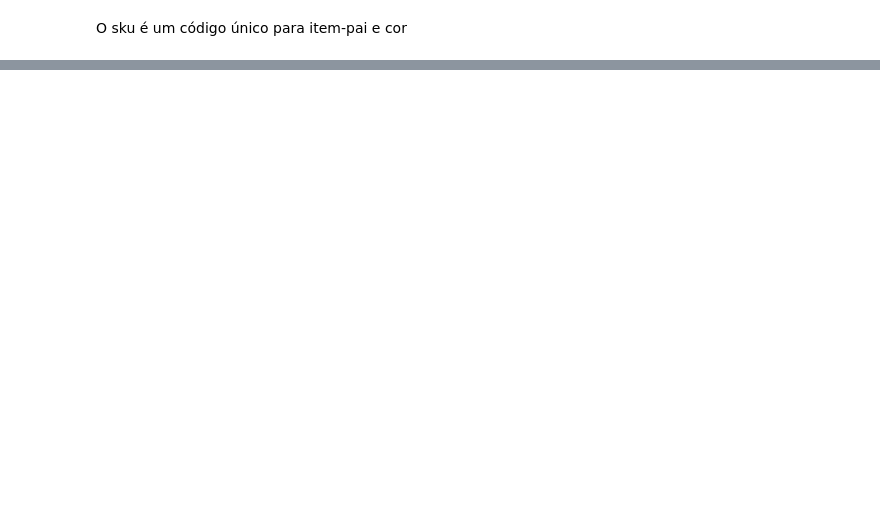
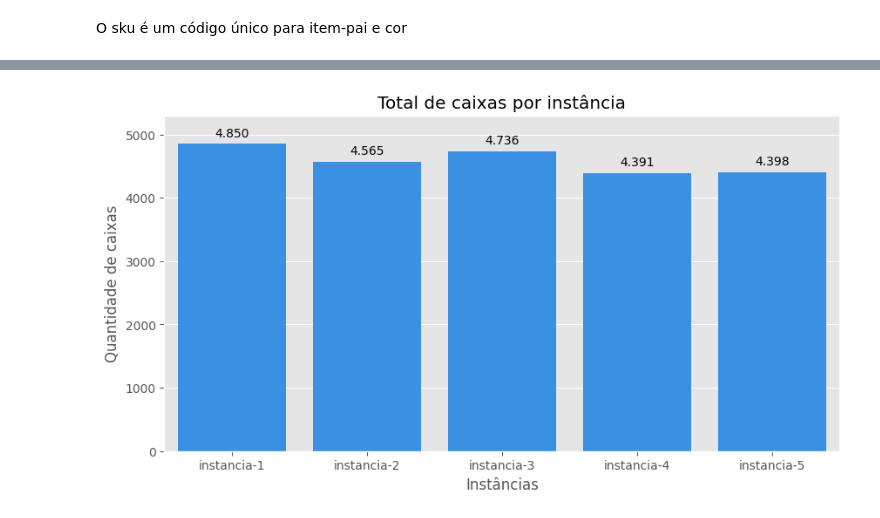
Before and after one commit to CandaPin/Resolucao_Problemas, a Jupyter notebook: 02-Notebook/Modelo_exato/08-cqavp_pre-processamento_novos-dados.ipynb, the cells around one changed output, grey strips where cells are left out. Drawn from its saved outputs; the diff is of its cells as text; code cells hidden in the pictures; blank space fills up the shorter version.

```diff
--- a/02-Notebook/Modelo_exato/08-cqavp_pre-processamento_novos-dados.ipynb
+++ b/02-Notebook/Modelo_exato/08-cqavp_pre-processamento_novos-dados.ipynb
@@ -484,0 +739,4 @@ O sku é um código único para item-pai e cor
+# %%
+df_output['sku_total_m3'] = df_output['sku_unit_m3'] * df_output['pecas']
+
+df_output[['sku_unit_m3','pecas', 'sku_total_m3']]
@@ -484,0 +768,23 @@ O sku é um código único para item-pai e cor
+# %%
+with plt.style.context('ggplot'):
+    plt.figure(figsize=(10, 5))
+    ax =sns.barplot(data=df_output.groupby('instancia', as_index=False)['caixa_id'].nunique(),
+                  x='instancia', y= 'caixa_id',
+                  color='dodgerblue')
+
+    plt.title('Total de caixas por instância')
+    plt.ylabel('Quantidade de caixas')
+    plt.xlabel('Instâncias')
+    plt.ylim(0,5300)
+
+    for p in ax.patches:
+            formatted_number = '{:,.0f}'.format(p.get_height()).replace(',', '.')
+            ax.annotate(formatted_number,
+                      (p.get_x() + p.get_width() / 2., p.get_height()),
+                      ha='center', va='center',
+                      xytext=(0, 9),
+                      textcoords='offset points')
+
+    plt.show()
+# %% [output]
+[figure, added]
```
Also changed, not shown: parts of 61 cells of this notebook.
